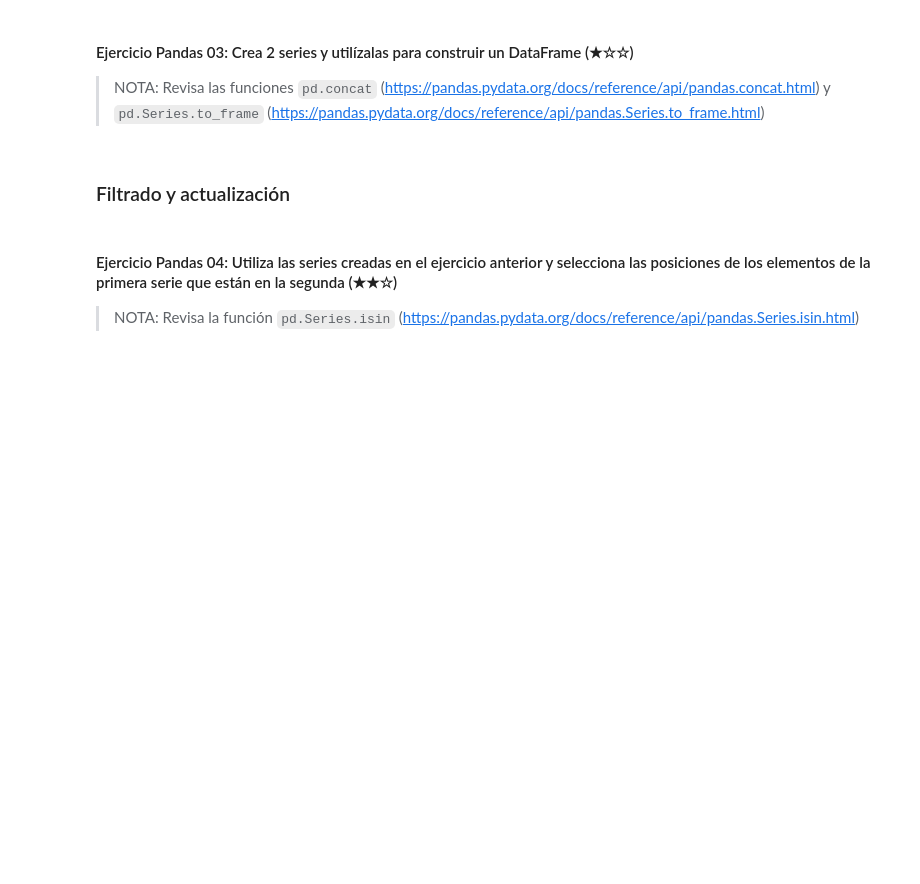
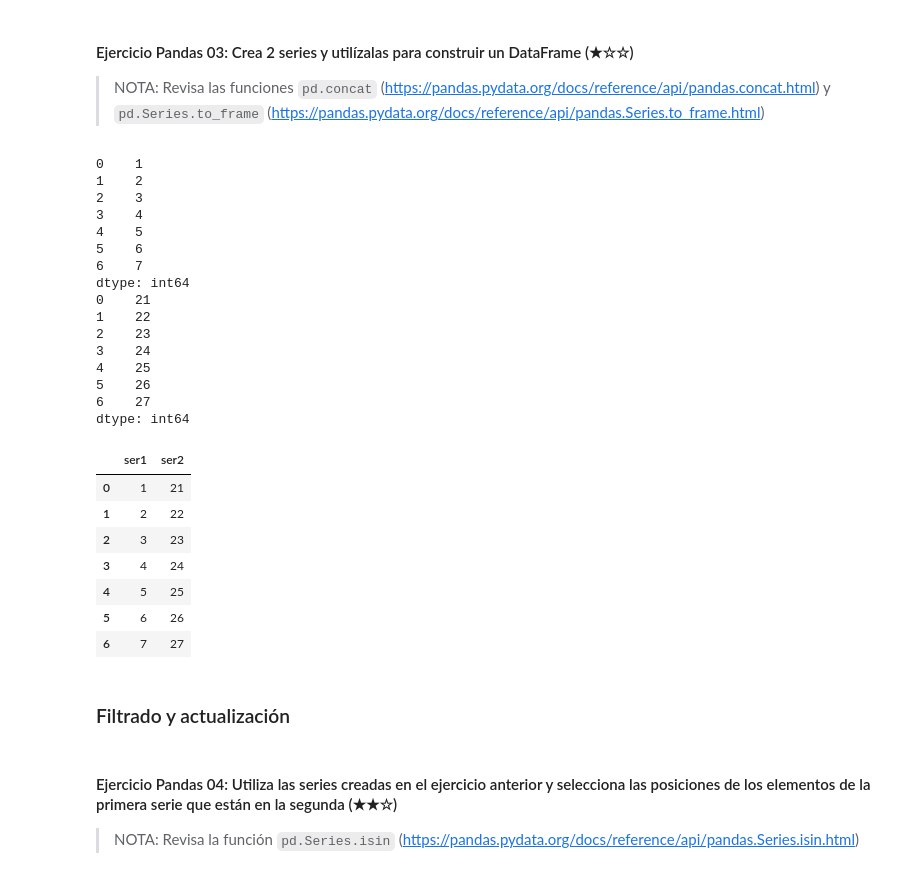
Before and after one commit to pcaliman2/Prework, a Jupyter notebook: 03-pandas/03.1-Intro-To-Pandas.es.ipynb, the cells around one changed output. Saved outputs shown, nothing was run; the diff lists cells and outputs as text; code cells hidden in the pictures; blank space fills up the shorter version.

```diff
--- a/03-pandas/03.1-Intro-To-Pandas.es.ipynb
+++ b/03-pandas/03.1-Intro-To-Pandas.es.ipynb
@@ -393,6 +402,46 @@ dataframe
 #### Ejercicio Pandas 03: Crea 2 series y utilízalas para construir un DataFrame (★☆☆)
 
 > NOTA: Revisa las funciones `pd.concat` (https://pandas.pydata.org/docs/reference/api/pandas.concat.html) y `pd.Series.to_frame` (https://pandas.pydata.org/docs/reference/api/pandas.Series.to_frame.html)
+# %%
+#Crear una lista
+Lista_01 = [1,2,3,4,5,6,7]
+#Crear un Arreglo
+Arreglo_01 = np.array([21,22,23,24,25,26,27])
+
+serie_01 = pd.Series(Lista_01)
+serie_02 = pd.Series(Arreglo_01)
+
+print(serie_01)
+print(serie_02)
+
+dataframe = pd.DataFrame({"ser1": serie_01, "ser2": serie_02})
+dataframe = pd.DataFrame({"ser1": serie_01, "ser2": serie_02}, index = serie_01.index)
+dataframe
+# %% [output]
+0    1
+1    2
+2    3
+3    4
+4    5
+5    6
+6    7
+dtype: int64
+0    21
+1    22
+2    23
+3    24
+4    25
+5    26
+6    27
+dtype: int64
+|  | ser1 | ser2 |
+| 0 | 1 | 21 |
+| 1 | 2 | 22 |
+| 2 | 3 | 23 |
+| 3 | 4 | 24 |
+| 4 | 5 | 25 |
+| 5 | 6 | 26 |
+| 6 | 7 | 27 |
 # %% [markdown]
 ### Filtrado y actualización
 # %% [markdown]
```
Also changed, not shown: parts of 2 cells of this notebook.
